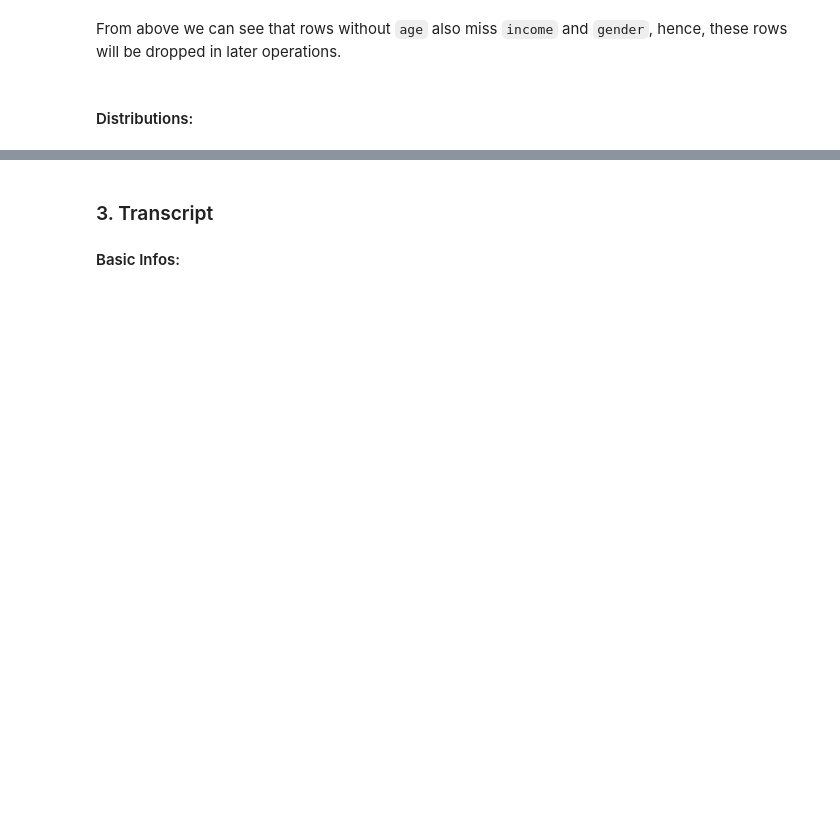
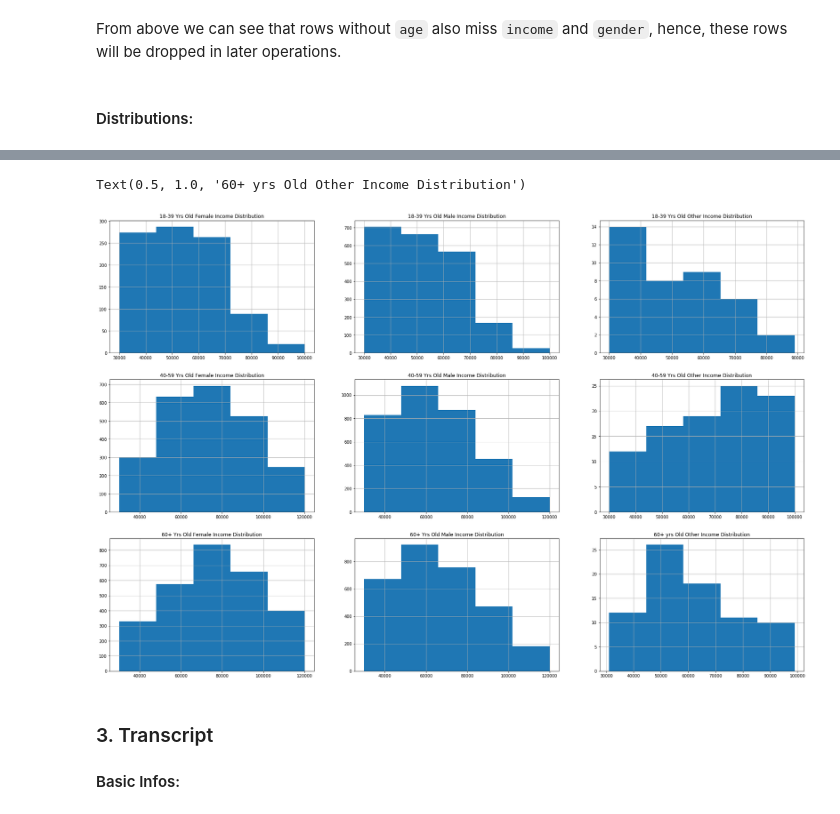
Before and after one commit to EraYJS/starbucks_capstone, a Jupyter notebook: Starbucks_Capstone_notebook.ipynb, the cells around one changed output, grey strips where cells are left out. Drawn from its saved outputs; the diff is of its cells as text; code cells hidden in the pictures; blank space fills up the shorter version.

```diff
--- a/Starbucks_Capstone_notebook.ipynb
+++ b/Starbucks_Capstone_notebook.ipynb
@@ -214,3 +174,44 @@ The Income Histogram
+# %%
+plt.figure(figsize=(30, 20))
+
+plt.subplot(331)
+profile[(profile.age>=18) & (profile.age<40) & (profile.gender=='F')].income.hist(bins=5)
+plt.title('18-39 Yrs Old Female Income Distribution')
+
+plt.subplot(332)
+profile[(profile.age>=18) & (profile.age<40) & (profile.gender=='M')].income.hist(bins=5)
+plt.title('18-39 Yrs Old Male Income Distribution')
+
+plt.subplot(333)
+profile[(profile.age>=18) & (profile.age<40) & (profile.gender=='O')].income.hist(bins=5)
+plt.title('18-39 Yrs Old Other Income Distribution')
+
+plt.subplot(334)
+profile[(profile.age>=40) & (profile.age<60) & (profile.gender=='F')].income.hist(bins=5)
+plt.title('40-59 Yrs Old Female Income Distribution')
+
+plt.subplot(335)
+profile[(profile.age>=40) & (profile.age<60) & (profile.gender=='M')].income.hist(bins=5)
+plt.title('40-59 Yrs Old Male Income Distribution')
+
+plt.subplot(336)
+profile[(profile.age>=40) & (profile.age<60) & (profile.gender=='O')].income.hist(bins=5)
+plt.title('40-59 Yrs Old Other Income Distribution')
+
+plt.subplot(337)
+profile[(profile.age>=60) & (profile.age!=118) & (profile.gender=='F')].income.hist(bins=5)
+plt.title('60+ Yrs Old Female Income Distribution')
+
+plt.subplot(338)
+profile[(profile.age>=60) & (profile.age!=118) & (profile.gender=='M')].income.hist(bins=5)
+plt.title('60+ Yrs Old Male Income Distribution')
+
+plt.subplot(339)
+profile[(profile.age>=60) & (profile.age!=118) & (profile.gender=='O')].income.hist(bins=5)
+plt.title('60+ yrs Old Other Income Distribution')
+# %% [output]
+Text(0.5, 1.0, '60+ yrs Old Other Income Distribution')
+[figure, added]
 # %% [markdown]
 ### 3. Transcript
 
```
Also changed, not shown: parts of 36 cells of this notebook, 2 other files.
